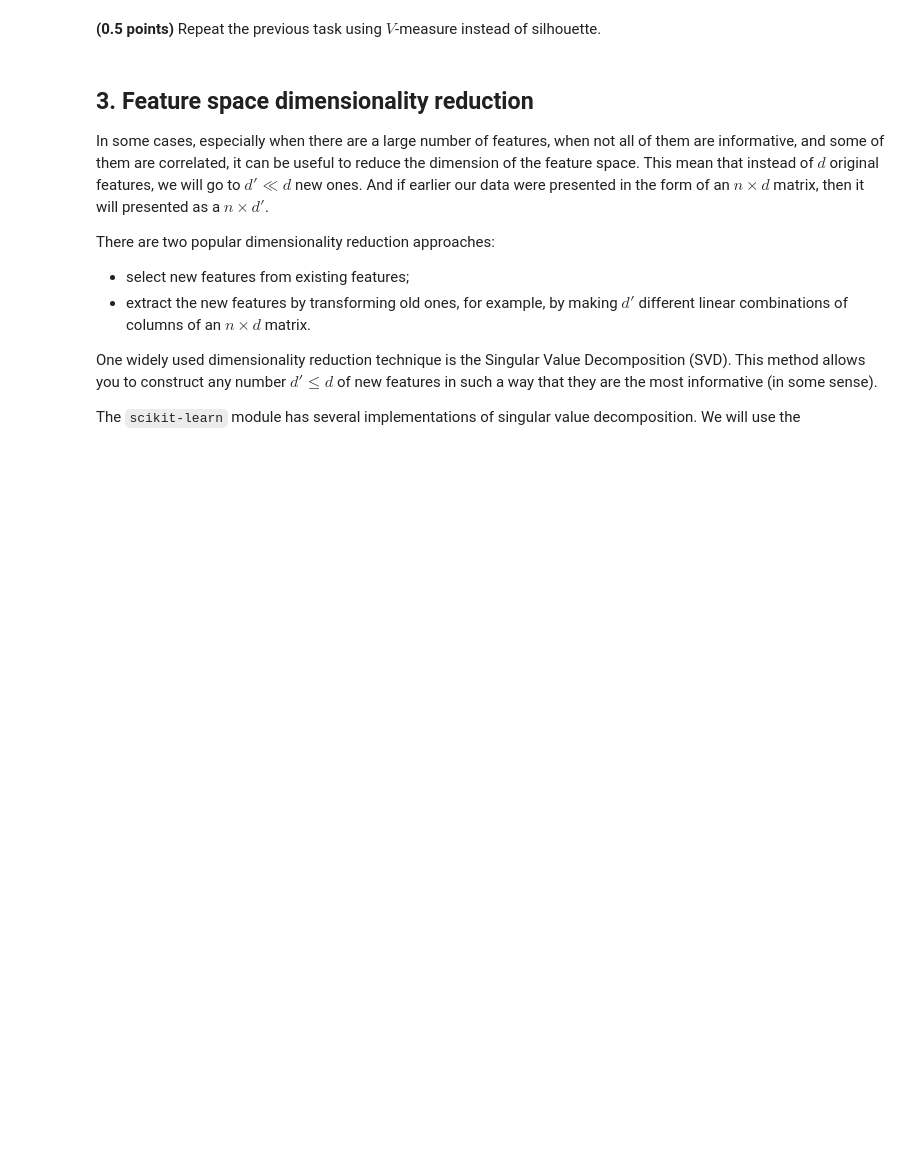
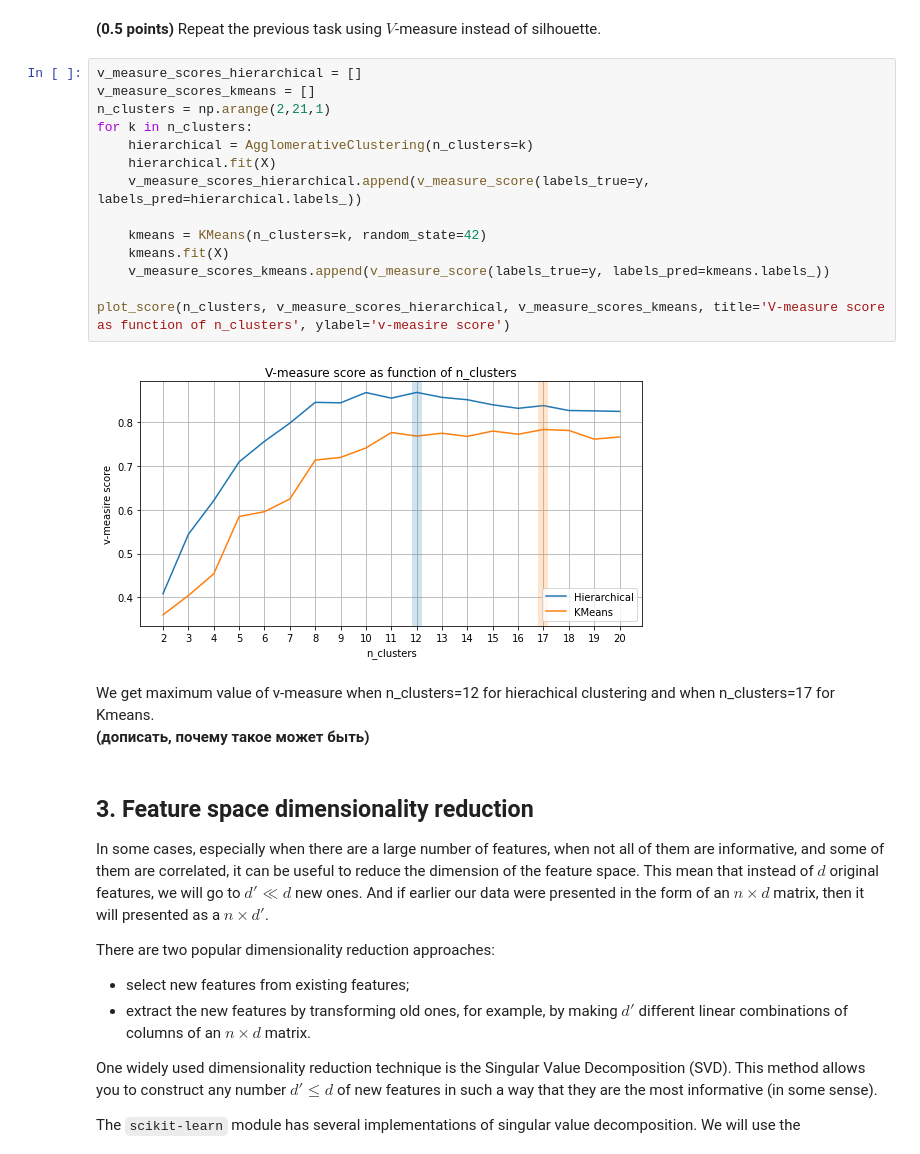
Before and after one commit to Bayramova/rs_school_assignments, a Jupyter notebook: clustering.ipynb, the cells around one changed output. Drawn from its saved outputs; the diff is of its cells as text; blank space fills up the shorter version.

```diff
--- a/clustering.ipynb
+++ b/clustering.ipynb
@@ -382,6 +385,25 @@ When we know the true clustering labels, the clustering result can be compared t
 Since we know what digit each image is (`y` array), we can compare the clustering results to it using the measures listed above.
 # %% [markdown]
 **(0.5 points)** Repeat the previous task using $V$-measure instead of silhouette.
+# %%
+v_measure_scores_hierarchical = []
+v_measure_scores_kmeans = []
+n_clusters = np.arange(2,21,1)
+for k in n_clusters:
+    hierarchical = AgglomerativeClustering(n_clusters=k)
+    hierarchical.fit(X)
+    v_measure_scores_hierarchical.append(v_measure_score(labels_true=y, labels_pred=hierarchical.labels_))
+
+    kmeans = KMeans(n_clusters=k, random_state=42)
+    kmeans.fit(X)
+    v_measure_scores_kmeans.append(v_measure_score(labels_true=y, labels_pred=kmeans.labels_))
+
+plot_score(n_clusters, v_measure_scores_hierarchical, v_measure_scores_kmeans, title='V-measure score as function of n_clusters', ylabel='v-measire score')
+# %% [output]
+[figure, added]
+# %% [markdown]
+We get maximum value of v-measure when n_clusters=12 for hierachical clustering and when n_clusters=17 for Kmeans.
+**(дописать, почему такое может быть)**
 # %% [markdown]
 ## 3. Feature space dimensionality reduction
 
```
Also changed, not shown: parts of 5 cells of this notebook.
